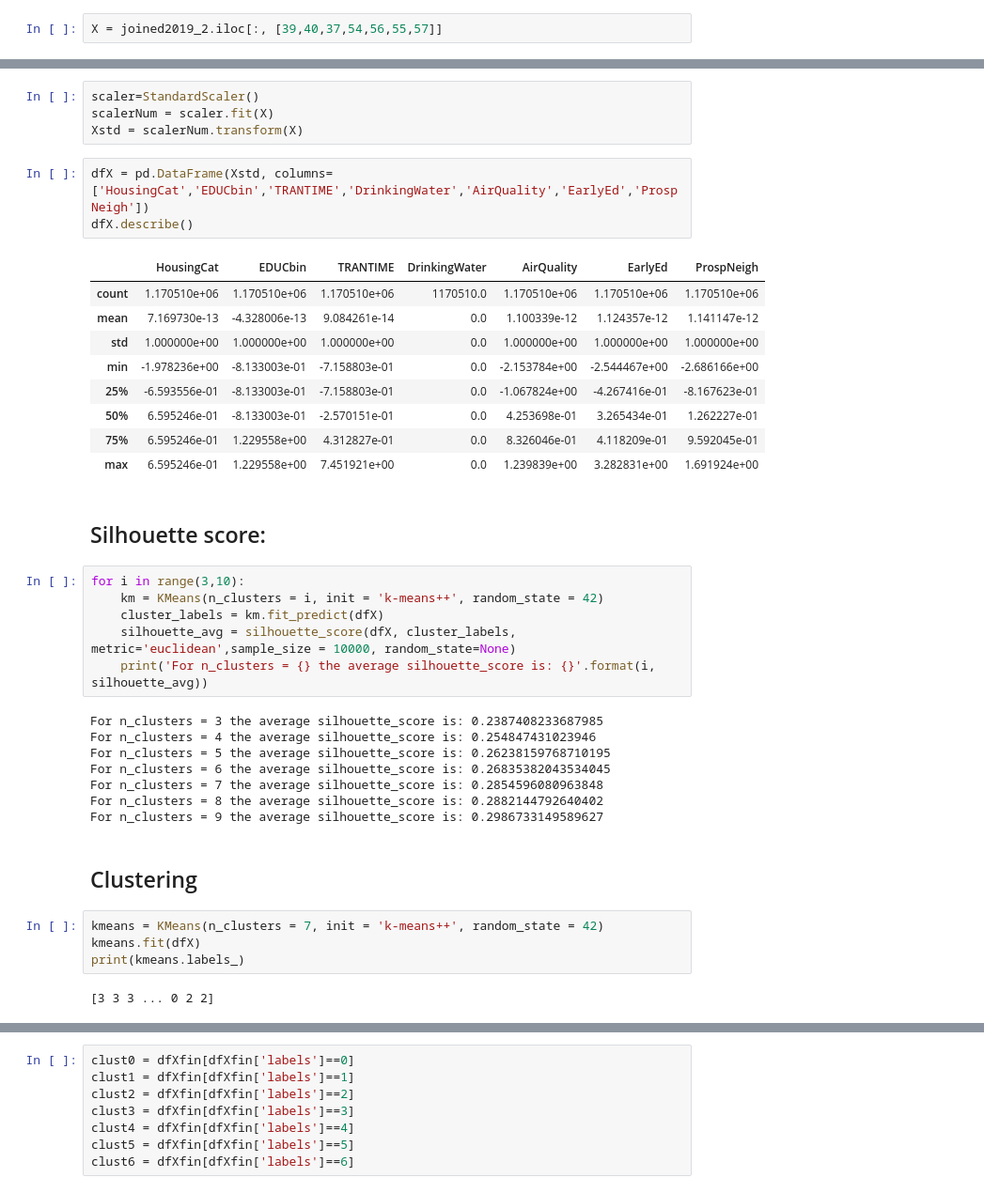
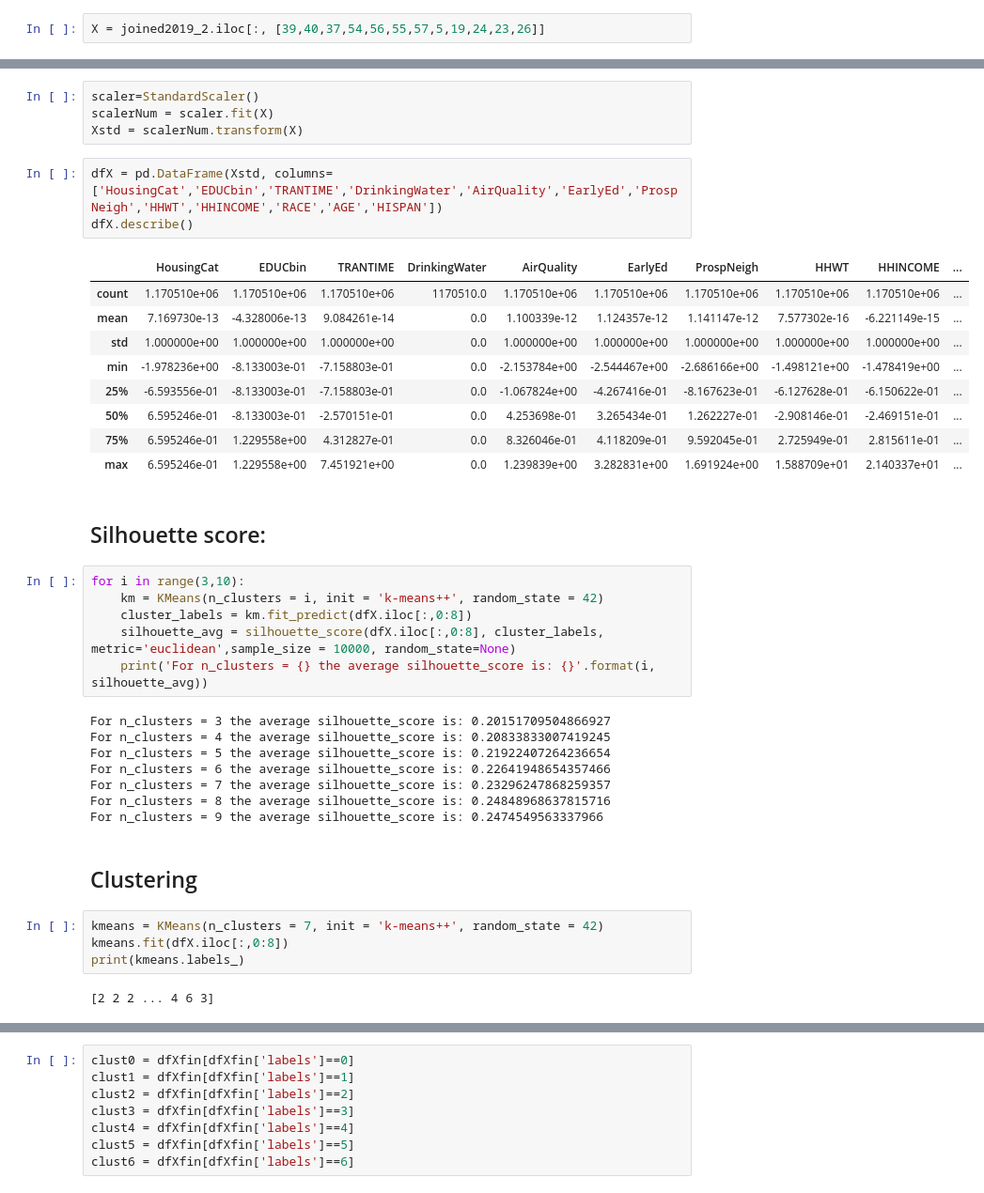
Before and after one commit to aren-kab/CDI-Capstone, a Jupyter notebook: 2010Clustering.ipynb, the cells around one changed output, grey strips where cells are left out. Shown at 94% size. Drawn from its saved outputs; the diff is of its cells as text.

```diff
--- a/2010Clustering.ipynb
+++ b/2010Clustering.ipynb
@@ -188,5 +198,5 @@ print(joined2019_2.columns.get_loc("ProspNeigh"))
 # %%
-X = joined2019_2.iloc[:, [39,40,37,54,56,55,57]]
+X = joined2019_2.iloc[:, [39,40,37,54,56,55,57,5,19,24,23,26]]
 # %%
 X.describe()
 # %% [output]
@@ -206,42 +216,42 @@ scaler=StandardScaler()
 scalerNum = scaler.fit(X)
 Xstd = scalerNum.transform(X)
 # %%
-dfX = pd.DataFrame(Xstd, columns=['HousingCat','EDUCbin','TRANTIME','DrinkingWater','AirQuality','EarlyEd','ProspNeigh'])
+dfX = pd.DataFrame(Xstd, columns=['HousingCat','EDUCbin','TRANTIME','DrinkingWater','AirQuality','EarlyEd','ProspNeigh','HHWT','HHINCOME','RACE','AGE','HISPAN'])
 dfX.describe()
 # %% [output]
-|  | HousingCat | EDUCbin | TRANTIME | DrinkingWater | AirQuality | EarlyEd | ProspNeigh |
-| count | 1.170510e+06 | 1.170510e+06 | 1.170510e+06 | 1170510.0 | 1.170510e+06 | 1.170510e+06 | 1.170510e+06 |
-| mean | 7.169730e-13 | -4.328006e-13 | 9.084261e-14 | 0.0 | 1.100339e-12 | 1.124357e-12 | 1.141147e-12 |
-| std | 1.000000e+00 | 1.000000e+00 | 1.000000e+00 | 0.0 | 1.000000e+00 | 1.000000e+00 | 1.000000e+00 |
-| min | -1.978236e+00 | -8.133003e-01 | -7.158803e-01 | 0.0 | -2.153784e+00 | -2.544467e+00 | -2.686166e+00 |
-| 25% | -6.593556e-01 | -8.133003e-01 | -7.158803e-01 | 0.0 | -1.067824e+00 | -4.267416e-01 | -8.167623e-01 |
-| 50% | 6.595246e-01 | -8.133003e-01 | -2.570151e-01 | 0.0 | 4.253698e-01 | 3.265434e-01 | 1.262227e-01 |
-| 75% | 6.595246e-01 | 1.229558e+00 | 4.312827e-01 | 0.0 | 8.326046e-01 | 4.118209e-01 | 9.592045e-01 |
-| max | 6.595246e-01 | 1.229558e+00 | 7.451921e+00 | 0.0 | 1.239839e+00 | 3.282831e+00 | 1.691924e+00 |
+|  | HousingCat | EDUCbin | TRANTIME | DrinkingWater | AirQuality | EarlyEd | ProspNeigh | HHWT | HHINCOME | ... |
+| count | 1.170510e+06 | 1.170510e+06 | 1.170510e+06 | 1170510.0 | 1.170510e+06 | 1.170510e+06 | 1.170510e+06 | 1.170510e+06 | 1.170510e+06 | ... |
+| mean | 7.169730e-13 | -4.328006e-13 | 9.084261e-14 | 0.0 | 1.100339e-12 | 1.124357e-12 | 1.141147e-12 | 7.577302e-16 | -6.221149e-15 | ... |
+| std | 1.000000e+00 | 1.000000e+00 | 1.000000e+00 | 0.0 | 1.000000e+00 | 1.000000e+00 | 1.000000e+00 | 1.000000e+00 | 1.000000e+00 | ... |
+| min | -1.978236e+00 | -8.133003e-01 | -7.158803e-01 | 0.0 | -2.153784e+00 | -2.544467e+00 | -2.686166e+00 | -1.498121e+00 | -1.478419e+00 | ... |
+| 25% | -6.593556e-01 | -8.133003e-01 | -7.158803e-01 | 0.0 | -1.067824e+00 | -4.267416e-01 | -8.167623e-01 | -6.127628e-01 | -6.150622e-01 | ... |
+| 50% | 6.595246e-01 | -8.133003e-01 | -2.570151e-01 | 0.0 | 4.253698e-01 | 3.265434e-01 | 1.262227e-01 | -2.908146e-01 | -2.469151e-01 | ... |
+| 75% | 6.595246e-01 | 1.229558e+00 | 4.312827e-01 | 0.0 | 8.326046e-01 | 4.118209e-01 | 9.592045e-01 | 2.725949e-01 | 2.815611e-01 | ... |
+| max | 6.595246e-01 | 1.229558e+00 | 7.451921e+00 | 0.0 | 1.239839e+00 | 3.282831e+00 | 1.691924e+00 | 1.588709e+01 | 2.140337e+01 | ... |
 # %% [markdown]
 ## Silhouette score:
 # %%
 for i in range(3,10):
     km = KMeans(n_clusters = i, init = 'k-means++', random_state = 42)
-    cluster_labels = km.fit_predict(dfX)
-    silhouette_avg = silhouette_score(dfX, cluster_labels, metric='euclidean',sample_size = 10000, random_state=None)
+    cluster_labels = km.fit_predict(dfX.iloc[:,0:8])
+    silhouette_avg = silhouette_score(dfX.iloc[:,0:8], cluster_labels, metric='euclidean',sample_size = 10000, random_state=None)
     print('For n_clusters = {} the average silhouette_score is: {}'.format(i, silhouette_avg))
 # %% [output]
-For n_clusters = 3 the average silhouette_score is: 0.2387408233687985
-For n_clusters = 4 the average silhouette_score is: 0.254847431023946
-For n_clusters = 5 the average silhouette_score is: 0.26238159768710195
-For n_clusters = 6 the average silhouette_score is: 0.26835382043534045
-For n_clusters = 7 the average silhouette_score is: 0.2854596080963848
-For n_clusters = 8 the average silhouette_score is: 0.2882144792640402
-For n_clusters = 9 the average silhouette_score is: 0.2986733149589627
+For n_clusters = 3 the average silhouette_score is: 0.20151709504866927
+For n_clusters = 4 the average silhouette_score is: 0.20833833007419245
+For n_clusters = 5 the average silhouette_score is: 0.21922407264236654
+For n_clusters = 6 the average silhouette_score is: 0.22641948654357466
+For n_clusters = 7 the average silhouette_score is: 0.23296247868259357
+For n_clusters = 8 the average silhouette_score is: 0.24848968637815716
+For n_clusters = 9 the average silhouette_score is: 0.2474549563337966
 # %% [markdown]
 ## Clustering
 # %%
 kmeans = KMeans(n_clusters = 7, init = 'k-means++', random_state = 42)
-kmeans.fit(dfX)
+kmeans.fit(dfX.iloc[:,0:8])
 print(kmeans.labels_)
 # %% [output]
-[3 3 3 ... 0 2 2]
+[2 2 2 ... 4 6 3]
 # %%
 Xfin = scaler.inverse_transform(dfX)
 Xfin
```
Also changed, not shown: parts of 22 cells of this notebook.
